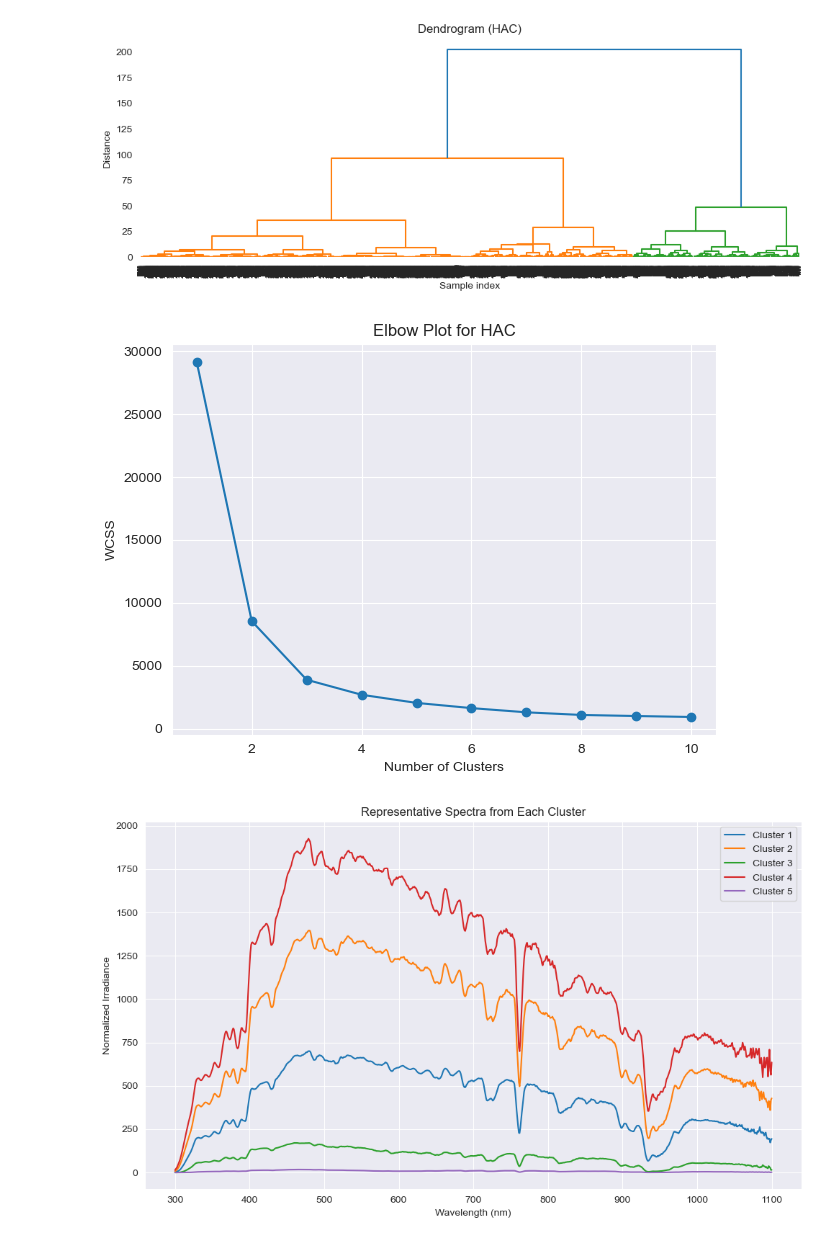
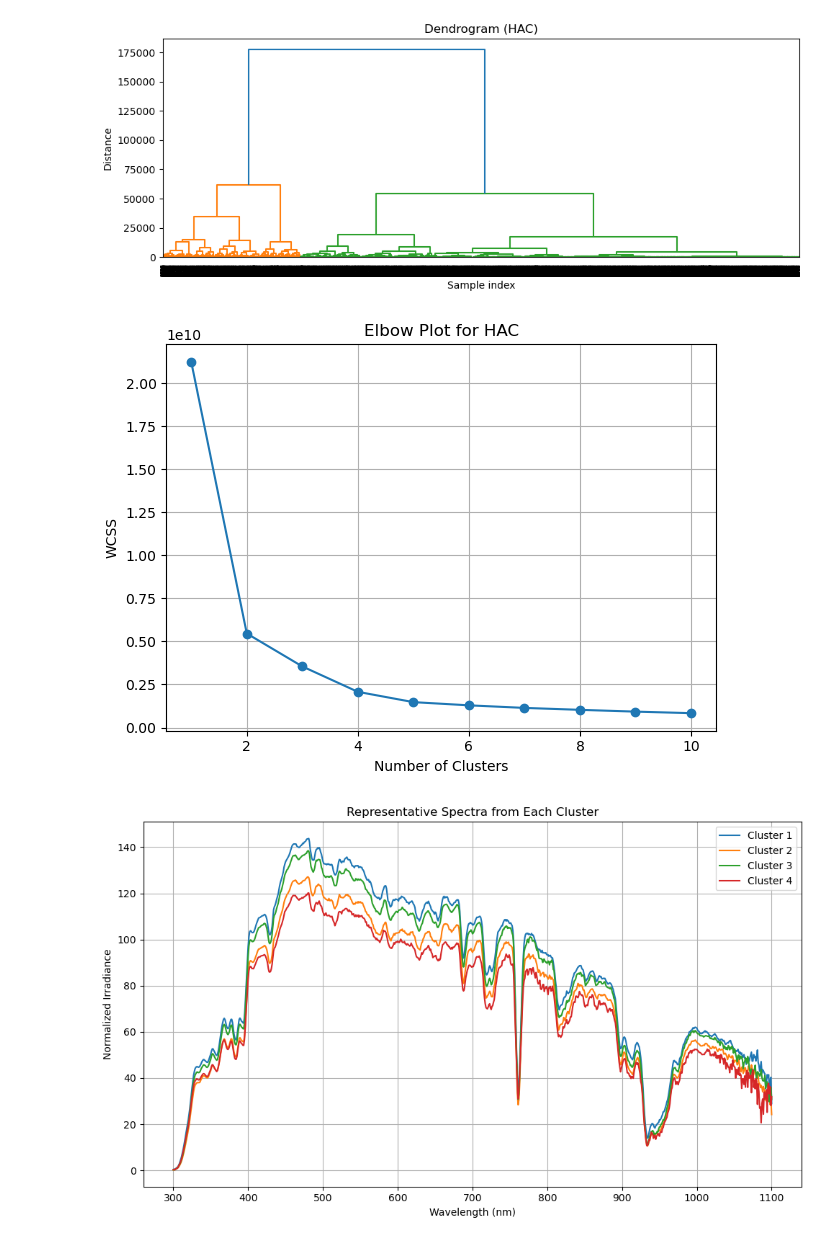
Before and after one commit to Noulinho/SpectraClustering, a Jupyter notebook: JupyterProject/DataLoaderSubset.ipynb, the cells around one changed output. Saved outputs shown, nothing was run; the diff lists cells and outputs as text; code cells hidden in the pictures.

Commit message:
train with full data, save model and hac with test data

```diff
--- a/JupyterProject/DataLoaderSubset.ipynb
+++ b/JupyterProject/DataLoaderSubset.ipynb
@@ -208 +303,21 @@ Latent shape: torch.Size([12462, 6])
 Device cpu
+# %%
+from torch.utils.data import DataLoader, TensorDataset
+
+model.eval()
+device = 'cuda' if torch.cuda.is_available() else 'cpu'
+model.to(device)
+
+batch_size = 512  # adjust down if OOM again
+test_loader = DataLoader(TensorDataset(test_tensor), batch_size=batch_size)
+
+all_latents = []
+
+with torch.no_grad():
+    for batch in test_loader:
+        x = batch[0].to(device)
+        latent = model.encoder(x)
+        all_latents.append(latent.cpu())  # keep on CPU to save GPU mem
+
+latent_representations = torch.cat(all_latents, dim=0)
+print("Latent shape:", latent_representations.shape)
@@ -212,15 +329,17 @@ Device cpu
 # Convert to numpy if not already
 latent_np = latent_representations.numpy()
 
+sampled_latent = latent_np[np.random.choice(latent_np.shape[0], size=10000, replace=False)]
+
 # Optional: dendrogram visualization (just for fun)
-linked = linkage(latent_np, method='ward')
+linked = linkage(sampled_latent, method='ward')
 plt.figure(figsize=(10, 4))
 # dendrogram(linked, orientation='top', distance_sort='descending', show_leaf_counts=True)
 dendrogram(linked,
            orientation='top',
            distance_sort='descending',
            show_leaf_counts=True,
-           labels=np.arange(len(latent_np)))
+           labels=np.arange(len(sampled_latent)))
 
 plt.title("Dendrogram (HAC)")
 plt.xlabel("Sample index")
@@ -228,7 +347,7 @@ plt.ylabel("Distance")
 plt.tight_layout()
 plt.show()
 # %% [output]
-[figure, old version]
+[figure, new version]
 # %%
 
 wcss = []
@@ -236,12 +355,12 @@ cluster_range = range(1, 11)
 
 for k in cluster_range:
     model = AgglomerativeClustering(n_clusters=k)
-    labels = model.fit_predict(latent_np)
+    labels = model.fit_predict(sampled_latent)
 
     # Compute WCSS manually
     wcss_k = 0
     for cluster_id in np.unique(labels):
-        cluster_points = latent_np[labels == cluster_id]
+        cluster_points = sampled_latent[labels == cluster_id]
         centroid = cluster_points.mean(axis=0)
         distances = np.sum((cluster_points - centroid) ** 2)
         wcss_k += distances
@@ -258,13 +377,12 @@ plt.grid(True)
 plt.tight_layout()
 plt.show()
 # %% [output]
-[figure, old version]
+[figure, new version]
 # %%
 
-
 # HAC with 5 clusters
-hac_5 = AgglomerativeClustering(n_clusters=5)
-cluster_labels = hac_5.fit_predict(latent_np)
+hac_5 = AgglomerativeClustering(n_clusters=4)
+cluster_labels = hac_5.fit_predict(sampled_latent)
 # %%
 
 representative_indices = []
@@ -276,32 +394,32 @@ for cluster_id in np.unique(cluster_labels):
 
     # Step 2: Compute pairwise distances within the cluster
     pairwise_dists = cdist(cluster_latents, cluster_latents, metric='euclidean')
 
     # Step 3: Sum distances for each sample
     sum_dists = pairwise_dists.sum(axis=1)
 
     # Step 4: Select index with minimum total distance
     rep_idx_within_cluster = np.argmin(sum_dists)
     rep_idx = cluster_idx[rep_idx_within_cluster]
     representative_indices.append(rep_idx)
 
 # Step 5: Get the corresponding original spectra (denormalized if needed)
-rep_spectra = data_tensor[representative_indices].cpu().numpy()
+rep_spectra = test_tensor[representative_indices].cpu().numpy()
 
 # Step 6: Plot the representative spectra
 plt.figure(figsize=(10, 6))
 #wavelengths = spectra['Wavelength'].values  # original x-axis
 wavelengths = np.arange(300, 1101)
 
 for i, spec in enumerate(rep_spectra):
     plt.plot(wavelengths, spec, label=f'Cluster {i+1}')
 
 plt.title('Representative Spectra from Each Cluster')
 plt.xlabel('Wavelength (nm)')
 plt.ylabel('Normalized Irradiance')
 plt.legend()
 plt.grid(True)
 plt.tight_layout()
 plt.show()
 # %% [output]
-[figure, old version]
+[figure, new version]
```
Also changed, not shown: parts of 28 cells of this notebook, 1 other file.
